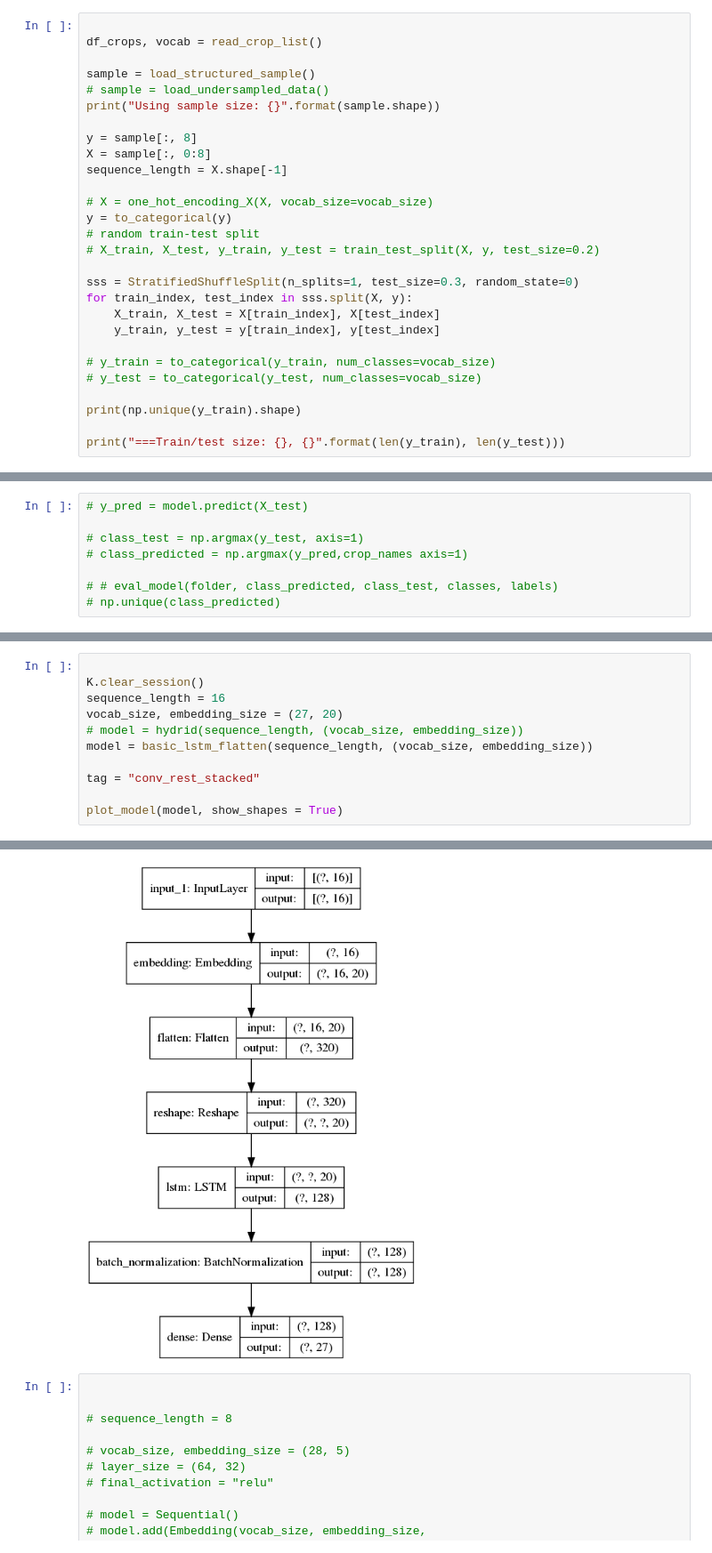
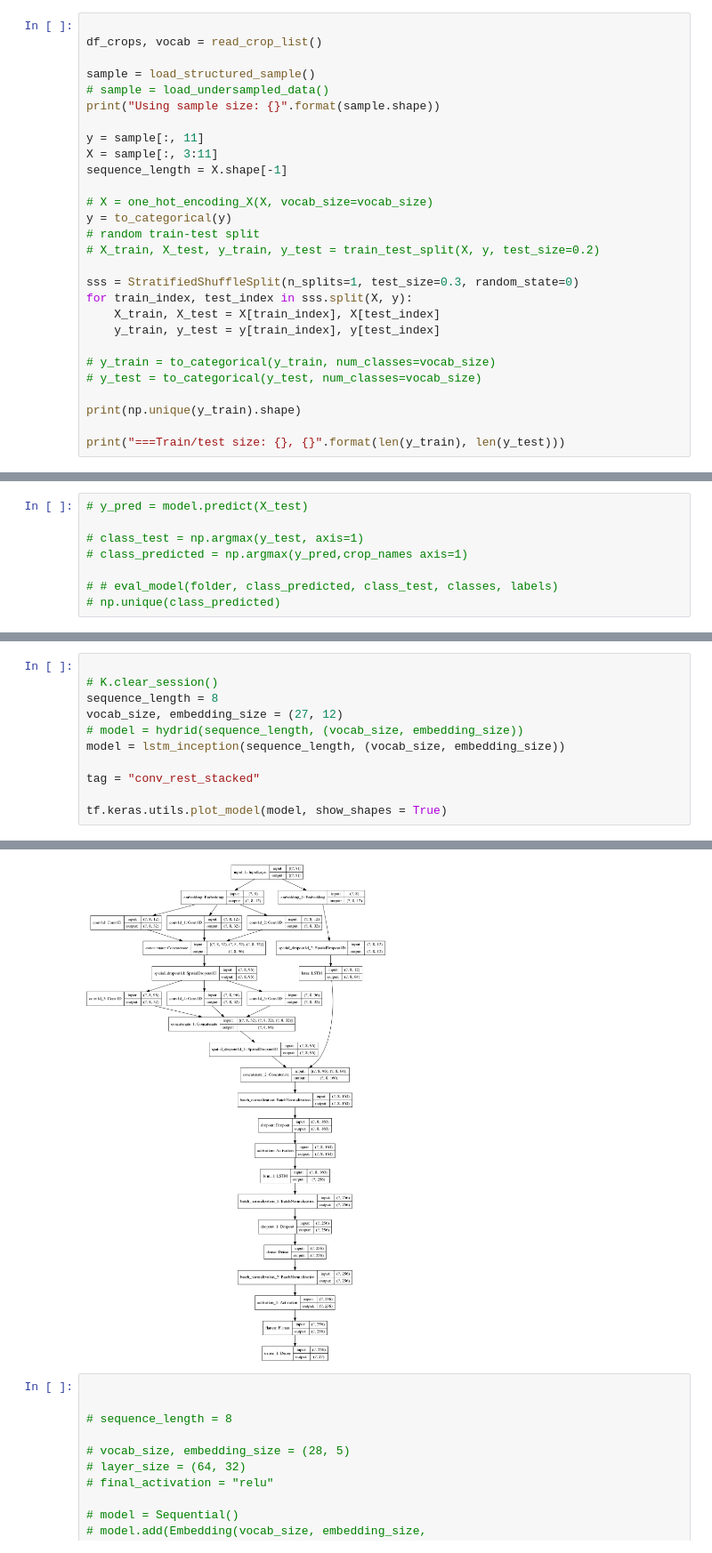
Before and after one commit to gusriobr/IACapstone, a Jupyter notebook: src/model_conv1d.ipynb, the cells around one changed output, grey strips where cells are left out. Shown at 89% size. Drawn from its saved outputs; the diff is of its cells as text.

```diff
--- a/src/model_conv1d.ipynb
+++ b/src/model_conv1d.ipynb
@@ -44,8 +47,8 @@ sample = load_structured_sample()
 # sample = load_undersampled_data()
 print("Using sample size: {}".format(sample.shape))
 
-y = sample[:, 8]
-X = sample[:, 0:8]
+y = sample[:, 11]
+X = sample[:, 3:11]
 sequence_length = X.shape[-1]
 
 # X = one_hot_encoding_X(X, vocab_size=vocab_size)
@@ -328,12 +435,12 @@ def basic_lstm_flatten(sequence_length, embeddings):
 # %%
 
-K.clear_session()
-sequence_length = 16
-vocab_size, embedding_size = (27, 20)
+# K.clear_session()
+sequence_length = 8
+vocab_size, embedding_size = (27, 12)
 # model = hydrid(sequence_length, (vocab_size, embedding_size))
-model = basic_lstm_flatten(sequence_length, (vocab_size, embedding_size))
+model = lstm_inception(sequence_length, (vocab_size, embedding_size))
 
 tag = "conv_rest_stacked"
 
-plot_model(model, show_shapes = True)
+tf.keras.utils.plot_model(model, show_shapes = True)
 # %% [output]
@@ -340,4 +449,4 @@ plot_model(model, show_shapes = True)
-[figure, old version]
+[figure, new version]
 # %%
 
 
```
Also changed, not shown: parts of 12 cells of this notebook, 31 other files.
